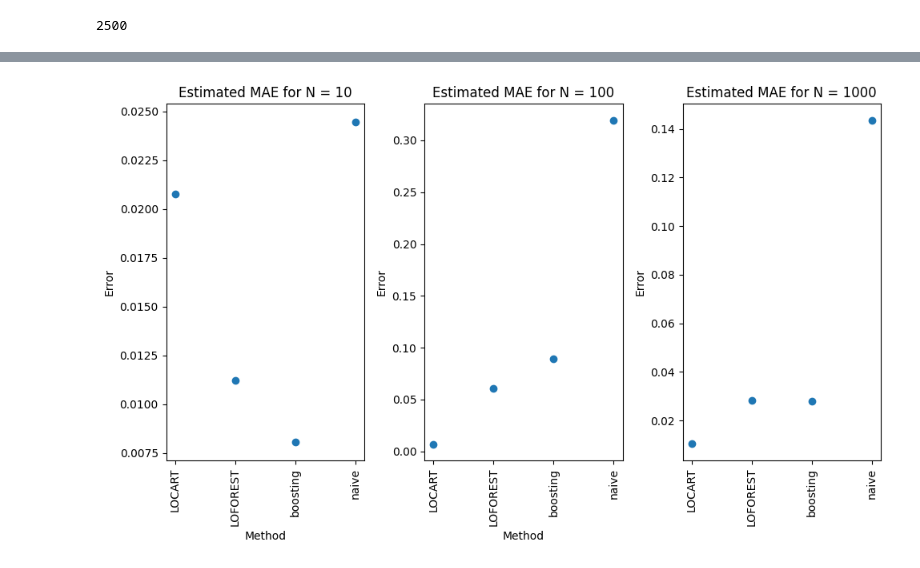
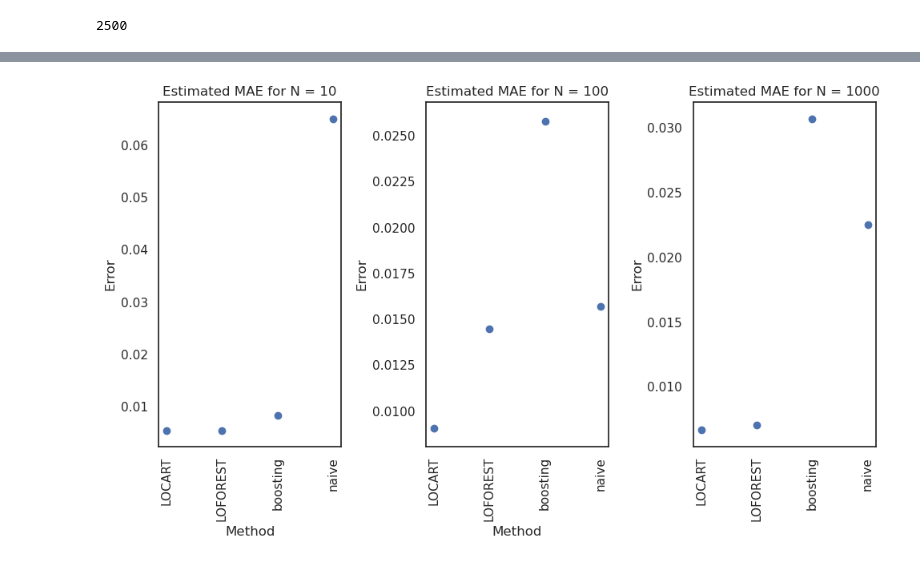
Before and after one commit to Monoxido45/CSI, a Jupyter notebook: experiments/gamma.ipynb, the cells around one changed output, grey strips where cells are left out. Saved outputs shown, nothing was run; the diff lists cells and outputs as text; code cells hidden in the pictures.

Commit message:
changing seed procedure and obtaining different results

```diff
--- a/experiments/gamma.ipynb
+++ b/experiments/gamma.ipynb
@@ -466,11 +466,11 @@ In this case, $\Theta = (50, 150) \times (2, 8)$
 # %%
 # simulator
-def sim_gamma(gamma_shape, gamma_scale, n, threshold=None):
+def sim_gamma(gamma_shape, gamma_scale, n, rng, threshold=None):
 
-    random_x = np.random.gamma(gamma_shape, gamma_scale, n)
+    random_x = rng.gamma(gamma_shape, gamma_scale, n)
 
     if not threshold:
-        threshold = np.random.choice(random_x)
+        threshold = rng.choice(random_x)
 
     emp_prob = np.mean(random_x > threshold)
     t_prob = 1 - stats.gamma.cdf(threshold, a=gamma_shape, scale=gamma_scale)
@@ -480,22 +480,26 @@ def sim_gamma(gamma_shape, gamma_scale, n, threshold=None):
     return lambda_stat
 
 # randomly sampling from gamma
-def sample_gamma(n, N, seed=1000, threshold = None):
-    np.random.seed(seed)
-    thetas = np.c_[np.random.uniform(2, 8, n),np.random.uniform(50, 150, n)]
+def sample_gamma(n, N, rng, threshold = None):
+    thetas = np.c_[rng.uniform(2, 8, n), rng.uniform(4, 10, n)]
     lambdas = np.zeros(n)
     i = 0
     for shape, scale in thetas:
-        lambdas[i] = sim_gamma(gamma_shape=shape, gamma_scale=scale, n=N, threshold = threshold)
+        lambdas[i] = sim_gamma(gamma_shape=shape,
+                               gamma_scale=scale,
+                               n=N,
+                               rng =rng,
+                               threshold = threshold,
+                               )
         i += 1
     return thetas, lambdas
 
 
 # naive method
-def naive(alpha, B=1000, N=100, seed=250, naive_n=100, threshold = None):
+def naive(alpha, rng, B=1000, N=100, seed=250, naive_n=100, threshold = None):
     np.random.seed(seed)
     n_grid = int(B / naive_n)
-    a_s = np.linspace(50.0001, 149.9999, n_grid)
+    a_s = np.linspace(4.0001, 9.9999, n_grid)
     b_s = np.linspace(2.0001, 7.9999, n_grid)
 
     quantiles = {}
@@ -506,7 +510,9 @@ def naive(alpha, B=1000, N=100, seed=250, naive_n=100, threshold = None):
                 gamma_shape=shape,
                 gamma_scale=scale,
                 n = N,
-                threshold = threshold,)
+                rng = rng,
+                threshold = threshold,
+                )
 
         quantiles[(shape, scale)] = np.quantile(lambda_stat, q=1 - alpha)
     return quantiles
@@ -722,7 +822,7 @@ Boosting running time: 0.1776137351989746 seconds.
 Generating 2d grid for $\theta$:
 # %%
 n_out = 50
-a_s = np.linspace(50.0001, 149.9999, n_out)
+a_s = np.linspace(4.0001, 9.9999, n_out)
 b_s = np.linspace(2.0001, 7.9999, n_out)
 thetas_grid = np.c_[list(itertools.product(a_s, b_s))]
 # printing grid size
@@ -755,5 +863,6 @@ cover_data = evaluate_coverage(quantile_dict, thetas = thetas_grid, n = 1000)
 # %%
 #| echo: false
+sns.set(style="white", font_scale=1)
 keys = cover_data[0].iloc[:, 0].values
 mae = cover_data[0].iloc[:, 1].values
 std_err = cover_data[0].iloc[:, 2].values
@@ -1003,7 +1045,9 @@ plt.show()
 # %%
-coverage_data_N_1000 = evaluate_coverage_N(thetas_grid, B = 1000, naive_n = 100, n = 1000)
+coverage_data_N_1000 = evaluate_coverage_N(thetas_grid, B = 1000, naive_n = 100, n = 1000,
+                                           min_samples_leaf = 100, n_estimators = 200)
 # %%
 #| echo: false
+sns.set(style="white", font_scale=1)
 fig, ax = plt.subplots(ncols=3, figsize=(10, 6))
 # data for first subplot
 data_10 = coverage_data_N_1000[0].query("N == 10")
@@ -1012,34 +1056,34 @@ mae = data_10.iloc[:, 2].values
 std_err = data_10.iloc[:, 3].values
 ax[0].errorbar(keys, mae, yerr=std_err, fmt="o")
 ax[0].set_xlabel("Method")
 ax[0].set_ylabel("Error")
 ax[0].set_title("Estimated MAE for N = 10")
 
 
 data_100 = coverage_data_N_1000[0].query("N == 100")
 keys = data_100.iloc[:, 0].values
 mae = data_100.iloc[:, 2].values
 std_err = data_100.iloc[:, 3].values
 ax[1].errorbar(keys, mae, yerr=std_err, fmt="o")
 ax[1].set_xlabel("Method")
 ax[1].set_ylabel("Error")
 ax[1].set_title("Estimated MAE for N = 100")
 
 
 data_1000 = coverage_data_N_1000[0].query("N == 1000")
 keys = data_1000.iloc[:, 0].values
 mae = data_1000.iloc[:, 2].values
 std_err = data_1000.iloc[:, 3].values
 ax[2].errorbar(keys, mae, yerr=std_err, fmt="o")
 ax[2].set_ylabel("Error")
 ax[2].set_title("Estimated MAE for N = 1000")
 
 for a in ax:
     a.set_xticklabels(a.get_xticklabels(), rotation=90)
 plt.tight_layout()
 plt.show()
 # %% [output]
-[figure, old version]
+[figure, new version]
 # %%
 #| echo: false
 # plotting coverage
```
Also changed, not shown: parts of 14 cells of this notebook, 6 other files.
